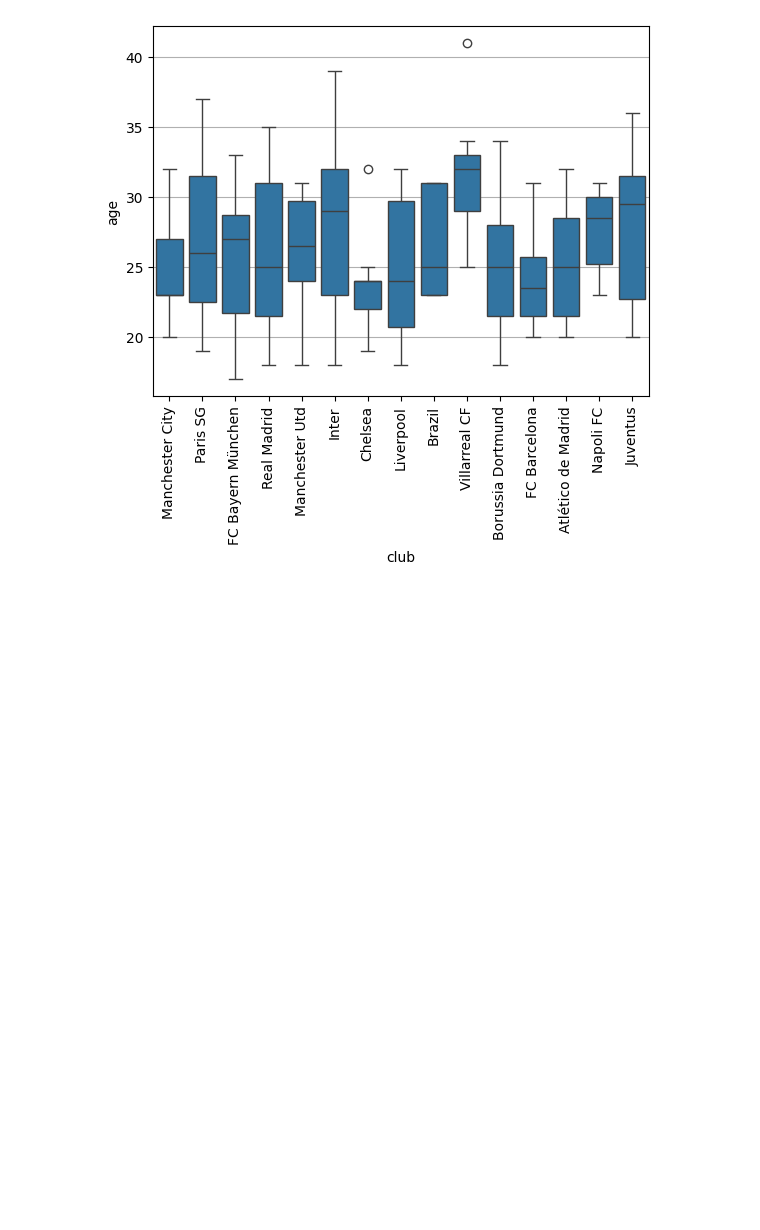
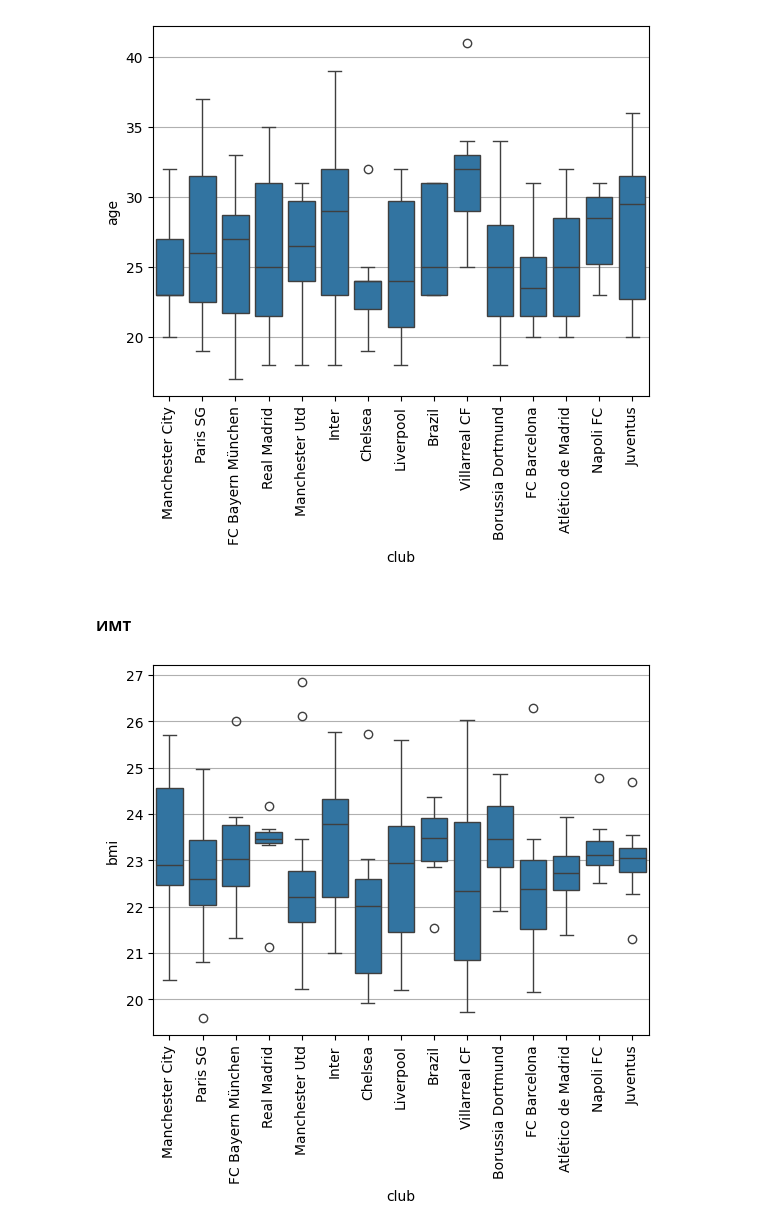
Before and after one commit to jsinkx/bigdata-player-stats-coursework, a Jupyter notebook: players_stats.ipynb, the cells around one changed output. Drawn from its saved outputs; the diff is of its cells as text; code cells hidden in the pictures; blank space fills up the shorter version.

```diff
--- a/players_stats.ipynb
+++ b/players_stats.ipynb
@@ -407,3 +409,14 @@ plt.grid(axis='y')
 plt.show()
 # %% [output]
 [figure]
+# %% [markdown]
+#### ИМТ
+# %%
+df['bmi'] = df['weight'] / (df['height']/100)**2
+
+sns.boxplot(x='club', y='bmi', data=df_top_club_players)
+plt.xticks(rotation=90)
+plt.grid(axis='y')
+plt.show()
+# %% [output]
+[figure, added]
```
Also changed, not shown: parts of 4 cells of this notebook.
